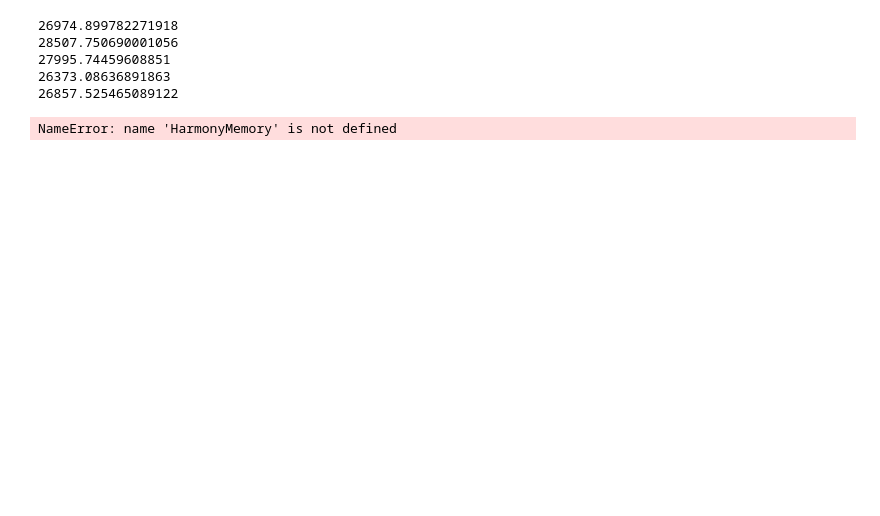
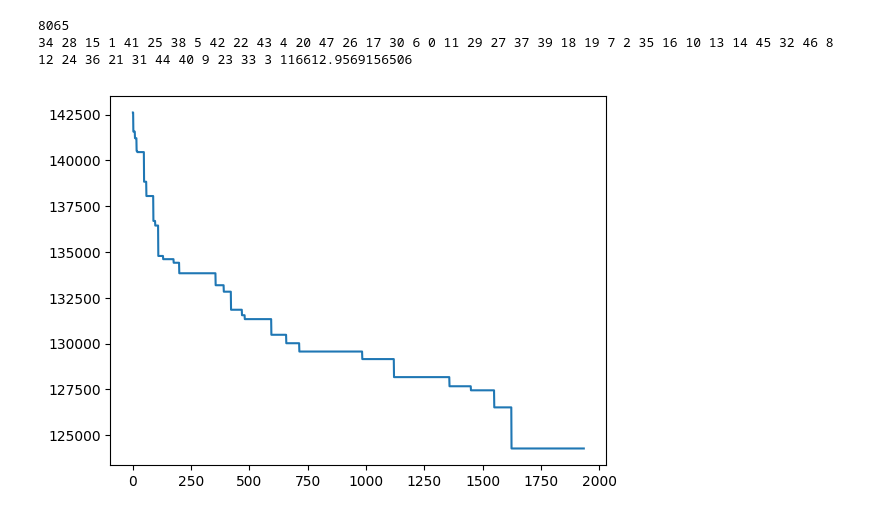
Before and after one commit to acvetkovic/Harmony, a Jupyter notebook: HarmonySearch.ipynb, the cells around one changed output. Cells and saved outputs as stored; diff of their text form; code cells hidden in the pictures; blank space fills up the shorter version.

```diff
--- a/HarmonySearch.ipynb
+++ b/HarmonySearch.ipynb
@@ -30,4 +31,4 @@ def read_instance(file_path: str) -> nx.Graph:
 
         return g
 # %%
-g = read_instance(file_path='dj38.tsp')
+g0 = read_instance(file_path='dj38.tsp')
@@ -34,20 +39,23 @@ g = read_instance(file_path='dj38.tsp')
+# %%
+g1 = read_instance(file_path='att48.tsp')
 # %%
 class Harmony:
-    def __init__(self, start):
-        self.cycle, self.fitness = self.hamiltonian(g, start)
+    def __init__(self, g : nx.Graph, cycleList : list):
+        if(cycleList == None):
+            self.cycle, self.fitness = self.hamiltonian(g)
+        else:
+            self.cycle, self.fitness = self.calcFitness(cycleList, g)
 
     def __str__(self):
-        return ' '.join([str(u) for u in self.cycle])# + f'{self.fitness}'
+        return ' '.join([str(u) for u in self.cycle]) + f' {self.fitness}'
 
     def __getitem__(self,index):
         return self.cycle[index]
 
-    def hamiltonian(
-        self: Harmony,
-        g: nx.Graph,
-        start: int
-    ):
+    start=0
 
+    def hamiltonian(self, g: nx.Graph):
+        start = self.start
         cycle = [start]
         cycle_weight = 0
         visited = {start}
@@ -62,4 +70,12 @@ class Harmony:
 
         cycle_weight += g[start][cycle[-1]]['weight']
         return cycle, cycle_weight
+
+    def calcFitness(self, cycleList : list, g : nx.Graph):
+        i = 0
+        fitness = g[cycleList[0]][cycleList[-1]]['weight']
+        while i < len(cycleList)-1:
+            fitness += g[cycleList[i]][cycleList[i+1]]['weight']
+            i+=1
+        return cycleList, fitness
 # %%
@@ -99,15 +138,2 @@ def HarmonySearch( #TODO 1)same random?
-# %%
-for h in HarmonyMemory:
-    print(h.fitness)
-# %% [output]
-26974.899782271918
-28507.750690001056
-27995.74459608851
-26373.08636891863
-26857.525465089122
-# %%
-HarmonyMemory.sort(key= lambda x : (HarmonyMemory[x].fitness)) #todo
-# %% [output]
-NameError: name 'HarmonyMemory' is not defined
 # %%
 def chooseFromHM(HarmonyMemory : list, harmony : list, i : int) -> list:
@@ -149,0 +175,10 @@ def improvise(harmony : list) -> list:
+# %%
+hms = 30
+rA = 0.90
+rPA = 0.45
+maxIterations = 10000
+print(HarmonySearch(g1, hms, rA, rPA, maxIterations))
+# %% [output]
+8065
+34 28 15 1 41 25 38 5 42 22 43 4 20 47 26 17 30 6 0 11 29 27 37 39 18 19 7 2 35 16 10 13 14 45 32 46 8 12 24 36 21 31 44 40 9 23 33 3 116612.9569156506
+[figure, added]
```
Also changed, not shown: parts of 8 cells of this notebook, 1 other file.
